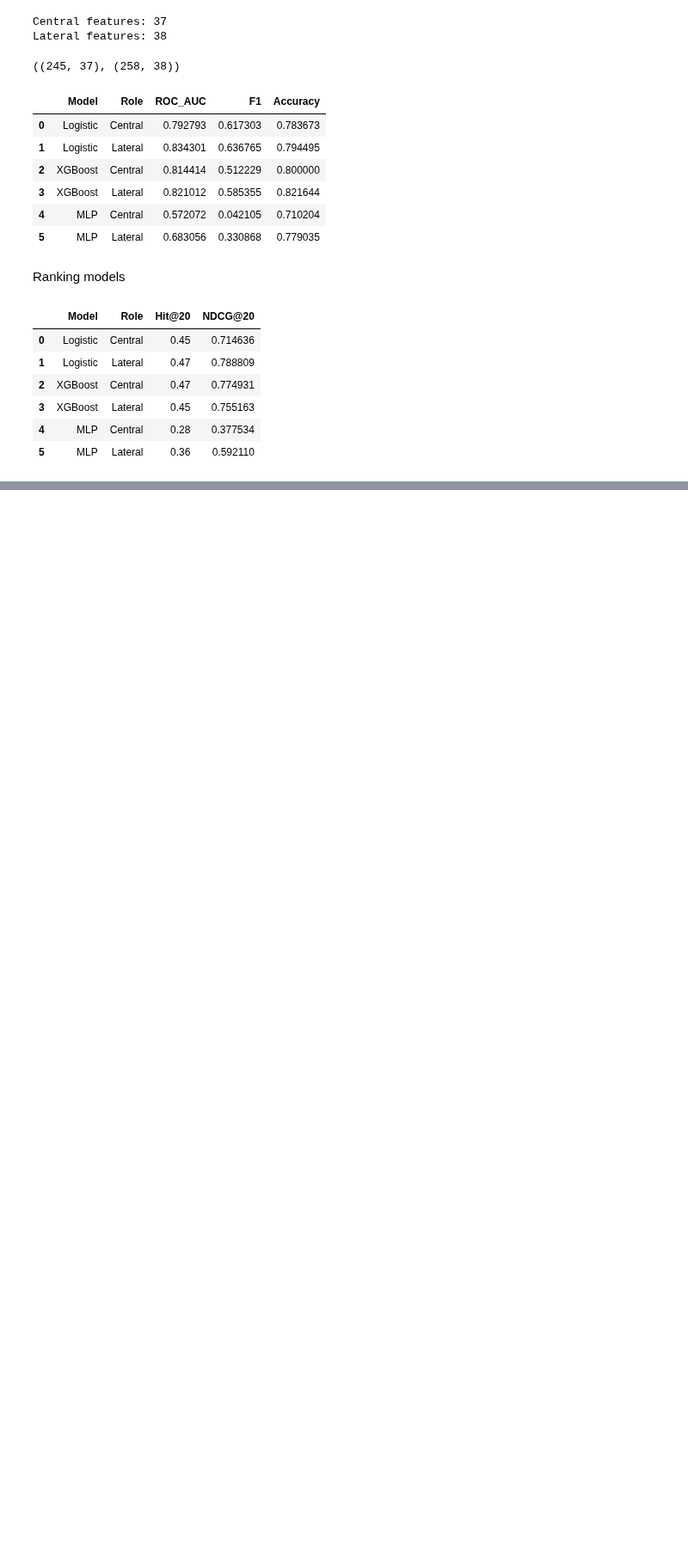
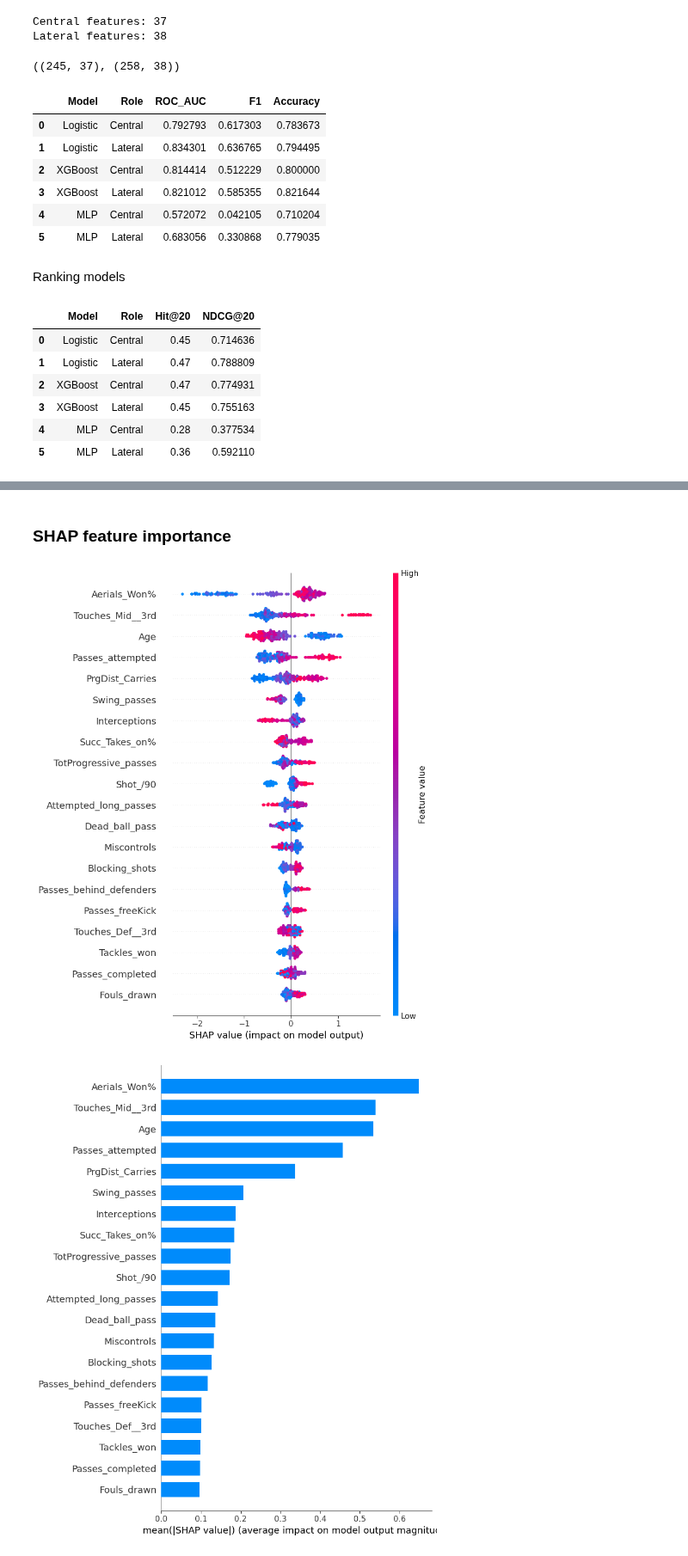
Before and after one commit to Jsavaia/Football_scouting_algorithm, a Jupyter notebook: Defenders.ipynb, the cells around one changed output, grey strips where cells are left out. Shown at 86% size. Drawn from its saved outputs; the diff is of its cells as text; code cells hidden in the pictures; blank space fills up the shorter version.

```diff
--- a/Defenders.ipynb
+++ b/Defenders.ipynb
@@ -1089,6 +1089,8 @@ RANDOM_STATE = 42
 # %%
 df_central = pd.read_csv("central_defenders_final.csv")
 df_lateral = pd.read_csv("lateral_defenders_final.csv")
+# %%
+ID_COLS = ["Player", "Season", "Team", "Role"]
 # %%
 df_central.shape, df_lateral.shape
 # %% [output]
@@ -1318,0 +1488,9 @@ ranking_df
+# %%
+ID_COLS = ["Player", "Season", "Team", "Role"]
+TARGET = "Tier_league"
+
+X_central = df_central[FEATURE_COLS_CENTRAL].copy()
+y_central = df_central[TARGET].astype(int).copy()
+
+X_lateral = df_lateral[FEATURE_COLS_LATERAL].copy()
+y_lateral = df_lateral[TARGET].astype(int).copy()
@@ -1318,0 +1759,29 @@ ranking_df
+# %% [markdown]
+### SHAP feature importance ###
+# %%
+try:
+    import shap
+except ImportError:
+    raise ImportError("shap is not installed. Run: pip install shap")
+
+# Use a sample to keep it fast and stable
+sample_n = min(400, len(X_central))
+Xc_sample = X_central.sample(sample_n, random_state=42)
+
+explainer_xgb = shap.TreeExplainer(best_xgb_central)
+shap_values_xgb = explainer_xgb.shap_values(Xc_sample)
+
+# Summary dot plot
+shap.summary_plot(shap_values_xgb, Xc_sample, show=False)
+plt.tight_layout()
+plt.savefig("shap_summary_central_xgb.png", dpi=200)
+plt.show()
+
+# Summary bar plot
+shap.summary_plot(shap_values_xgb, Xc_sample, plot_type="bar", show=False)
+plt.tight_layout()
+plt.savefig("shap_bar_central_xgb.png", dpi=200)
+plt.show()
+# %% [output]
+[figure, added]
+[figure, added]
```
Also changed, not shown: parts of 18 cells of this notebook.
